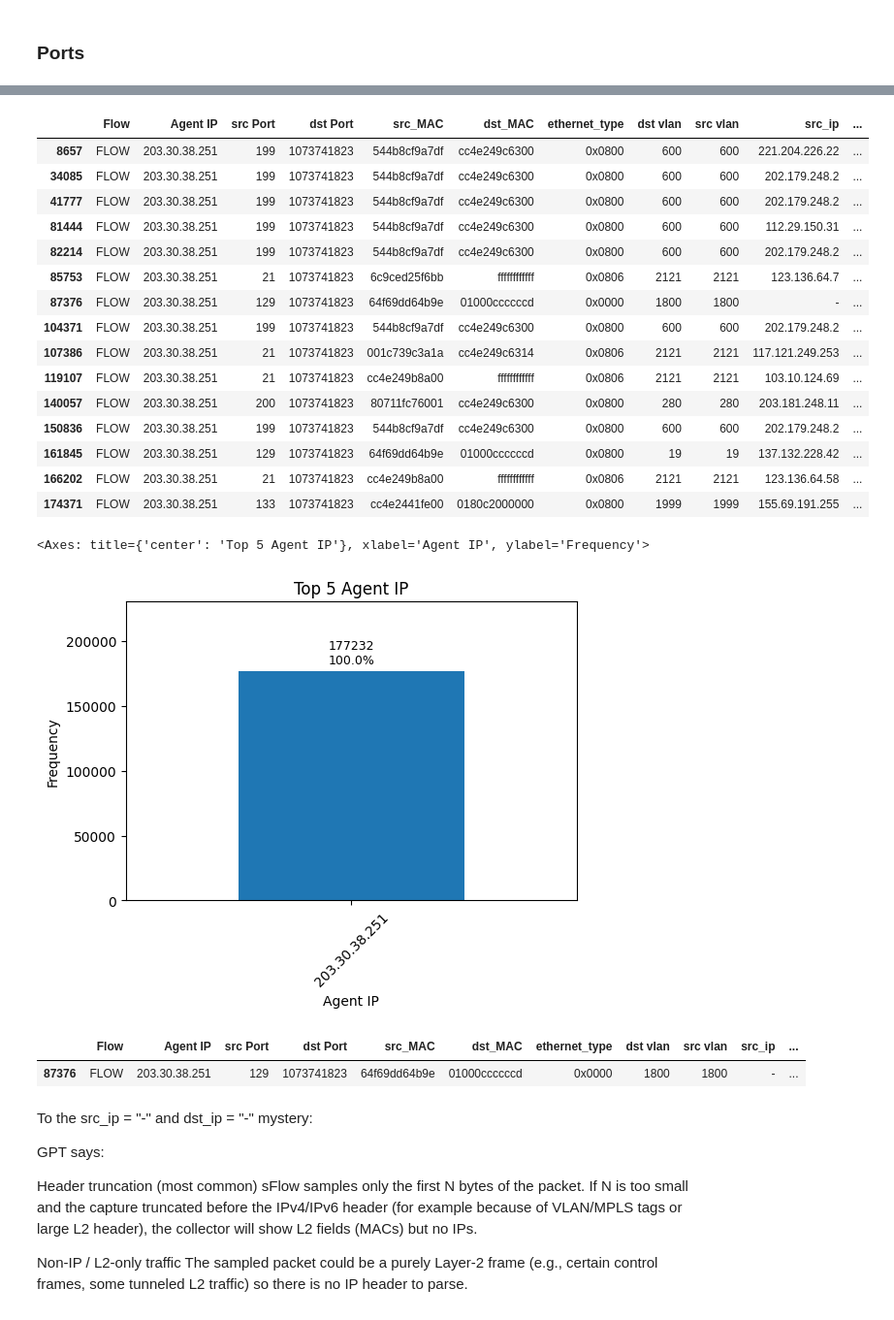
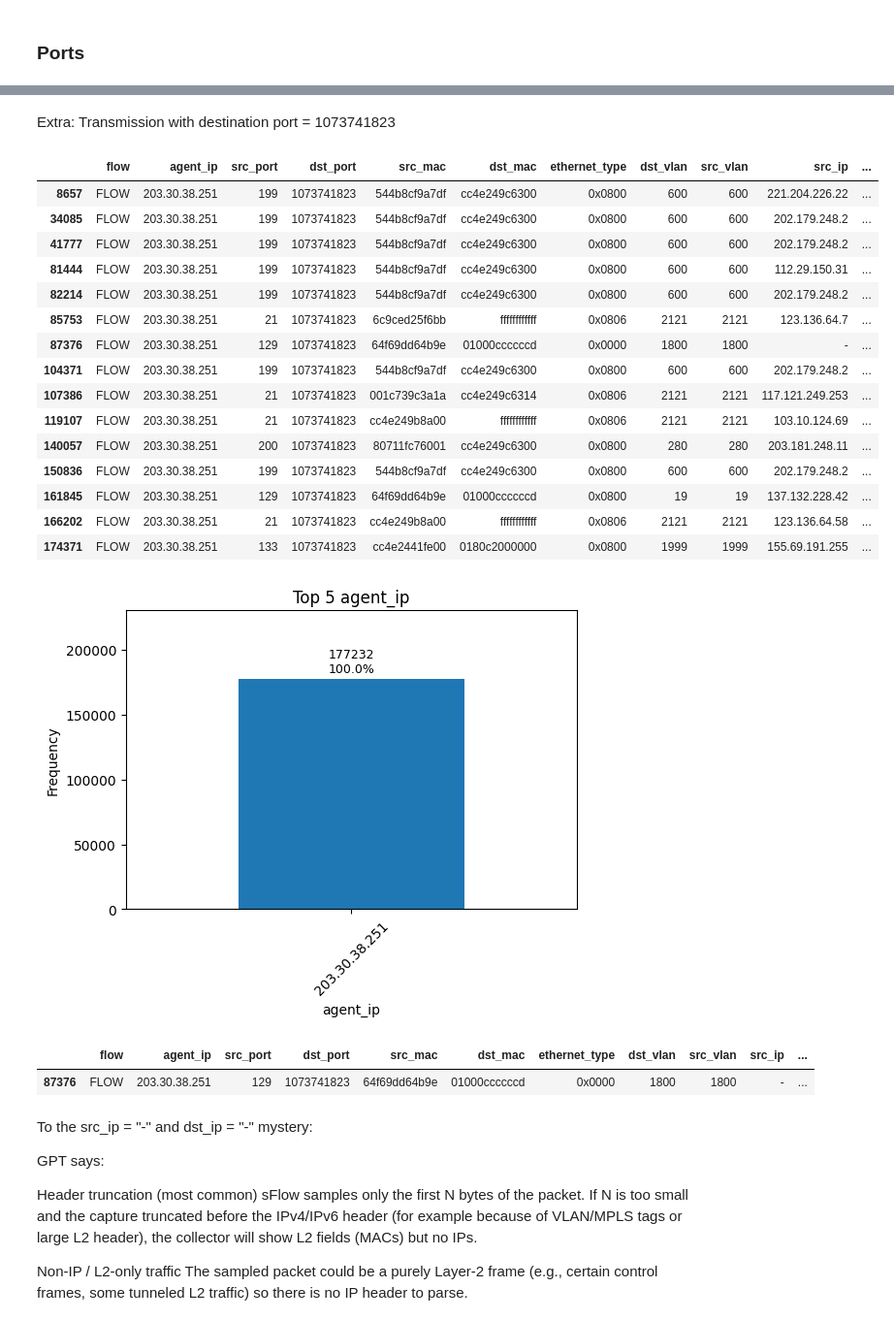
Before and after one commit to KyeYongChoo/SC2008-Computer-Networks-Lab-4, a Jupyter notebook: SCSA_ChooKyeYong.ipynb, the cells around one changed output, grey strips where cells are left out. Shown at 97% size. Cells and saved outputs as stored; diff of their text form; code cells hidden in the pictures.

```diff
--- a/SCSA_ChooKyeYong.ipynb
+++ b/SCSA_ChooKyeYong.ipynb
@@ -36,5 +13,5 @@ Docker/Kubernetes node agents
 # %%
-col_names = ["Flow", "Agent IP", "src Port", "dst Port", "src_MAC", "dst_MAC", "ethernet_type", "dst vlan", "src vlan", "src_ip", "dst_ip", "tcp6 udp17", "ip_type_of_service", "ip_time_to_live", "src port transport level", "dst port transport level", "tcp flags", "packet size", "ip size", "sampling rate"]
+col_names = ["flow", "agent_ip", "src_port", "dst_port", "src_mac", "dst_mac", "ethernet_type", "dst_vlan", "src_vlan", "src_ip", "dst_ip", "tcp6_udp17", "ip_type_of_service", "ip_time_to_live", "src_port_transport_level", "dst_port_transport_level", "tcp_flags", "packet_size", "ip_size", "sampling_rate"]
 df_data_2 = pd.read_csv("./Data/Data_2.csv", names = col_names, dtype= str)
 df_test_SFlow = pd.read_csv("./Data/test_SFLow_data.csv", names = col_names, dtype= str)
 # %%
@@ -350,9 +317,6 @@ application_freq.loc[:,"application"] = application_freq.apply(infer_application
 # %%
-application_freq = df_data_2.apply(infer_application, axis=1).value_counts().reset_index()
-df_data_2["dst Port"] = pd.to_numeric(df_data_2["dst Port"], errors="raise")
-print("Port numbers")
-port_number_df = df_data_2["dst Port"].value_counts().reset_index()
-display(port_number_df)
-print("Applications")
-display(application_freq)
+port_number_df = df_data_2["dst_port"].value_counts().reset_index()
+port_number_df.index += 1
+port_number_df["service"] = pd.to_numeric(port_number_df["dst_port"], errors="raise").map(PORT_APP_MAP).fillna("other")
+display(port_number_df.head())
 # %% [output]
@@ -453,18 +336,20 @@ draw_1_var_bar_chart("dst Port", df_data_2)
+# %% [markdown]
+Extra: Transmission with destination port = 1073741823
 # %%
-# Investigating the forbidden 1073741823 port
+# Investigating the forbidden 1073741823 port seen in data
 forbidden_port_df = df_data_2[
-    (df_data_2["dst Port"] == 1073741823) |
-    (df_data_2["dst Port"] == "1073741823") |
-    (df_data_2["src Port"] == 1073741823) |
-    (df_data_2["src Port"] == "1073741823")
+    (df_data_2["dst_port"] == 1073741823) |
+    (df_data_2["dst_port"] == "1073741823") |
+    (df_data_2["src_port"] == 1073741823) |
+    (df_data_2["src_port"] == "1073741823")
 ]
 display(forbidden_port_df)
 
 # honestly cant find any pattern other than adst mac often cc4e249c6300.
 # cc4e249c6300 works on IBM System Resource Controller or cisco network control/management traffic
 # though src_ip = "-" and dst_ip = "-" looks funny
 # %% [output]
-|  | Flow | Agent IP | src Port | dst Port | src_MAC | dst_MAC | ethernet_type | dst vlan | src vlan | src_ip | ... |
+|  | flow | agent_ip | src_port | dst_port | src_mac | dst_mac | ethernet_type | dst_vlan | src_vlan | src_ip | ... |
 | 8657 | FLOW | 203.30.38.251 | 199 | 1073741823 | 544b8cf9a7df | cc4e249c6300 | 0x0800 | 600 | 600 | 221.204.226.22 | ... |
 | 34085 | FLOW | 203.30.38.251 | 199 | 1073741823 | 544b8cf9a7df | cc4e249c6300 | 0x0800 | 600 | 600 | 202.179.248.2 | ... |
 | 41777 | FLOW | 203.30.38.251 | 199 | 1073741823 | 544b8cf9a7df | cc4e249c6300 | 0x0800 | 600 | 600 | 202.179.248.2 | ... |
@@ -482,11 +367,10 @@ display(forbidden_port_df)
 | 174371 | FLOW | 203.30.38.251 | 133 | 1073741823 | cc4e2441fe00 | 0180c2000000 | 0x0800 | 1999 | 1999 | 155.69.191.255 | ... |
 # %%
 # well thats underwhelming ig Agent IP is SINGAREN so this data is Collected within SINGAREN
-draw_1_var_bar_chart("Agent IP",df_data_2)
-display_ip_details("203.30.38.251")
+draw_1_var_bar_chart("agent_ip",df_data_2)
+get_ip_details("203.30.38.251")
 # %% [output]
-<Axes: title={'center': 'Top 5 Agent IP'}, xlabel='Agent IP', ylabel='Frequency'>
-[figure, old version]
+[figure, new version]
 # %%
 # Investigating funny src_ip = "-" and dst_ip = "-"
 
@@ -497,7 +381,7 @@ no_ip_df = df_data_2[
 display(no_ip_df)
 # well i guess its just that one singular transmission??
 # %% [output]
-|  | Flow | Agent IP | src Port | dst Port | src_MAC | dst_MAC | ethernet_type | dst vlan | src vlan | src_ip | ... |
+|  | flow | agent_ip | src_port | dst_port | src_mac | dst_mac | ethernet_type | dst_vlan | src_vlan | src_ip | ... |
 | 87376 | FLOW | 203.30.38.251 | 129 | 1073741823 | 64f69dd64b9e | 01000ccccccd | 0x0000 | 1800 | 1800 | - | ... |
 # %% [markdown]
 To the src_ip = "-" and dst_ip = "-" mystery:
```
Also changed, not shown: parts of 50 cells of this notebook, 3 other files.
